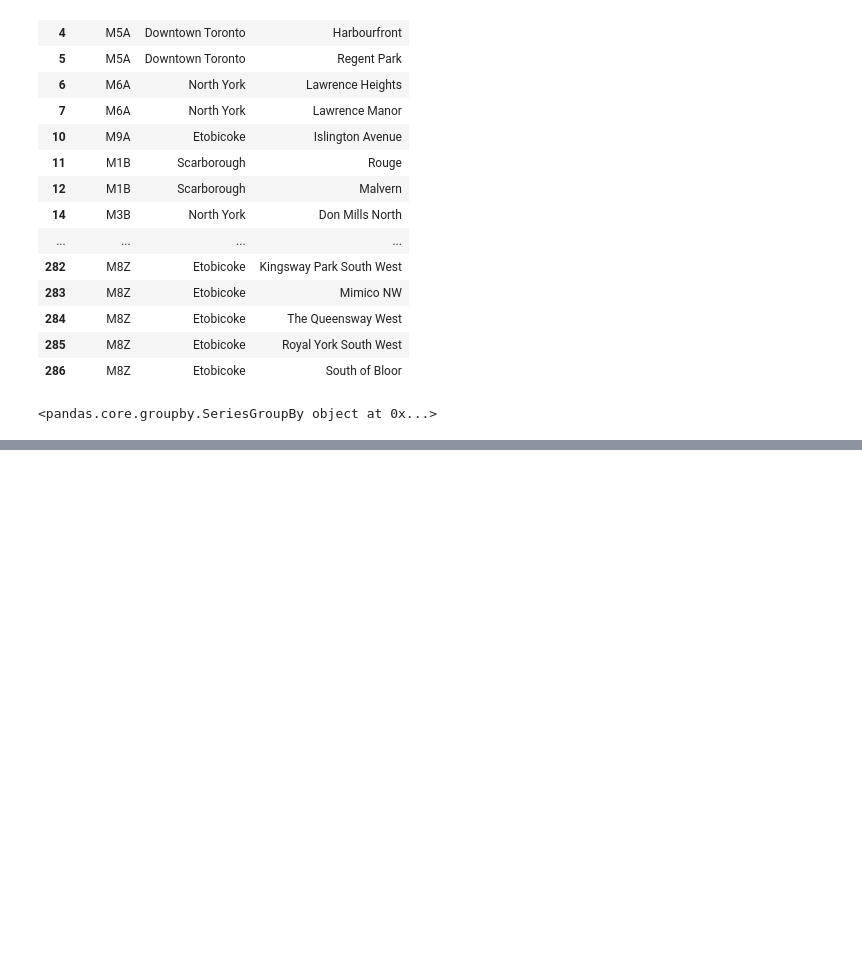
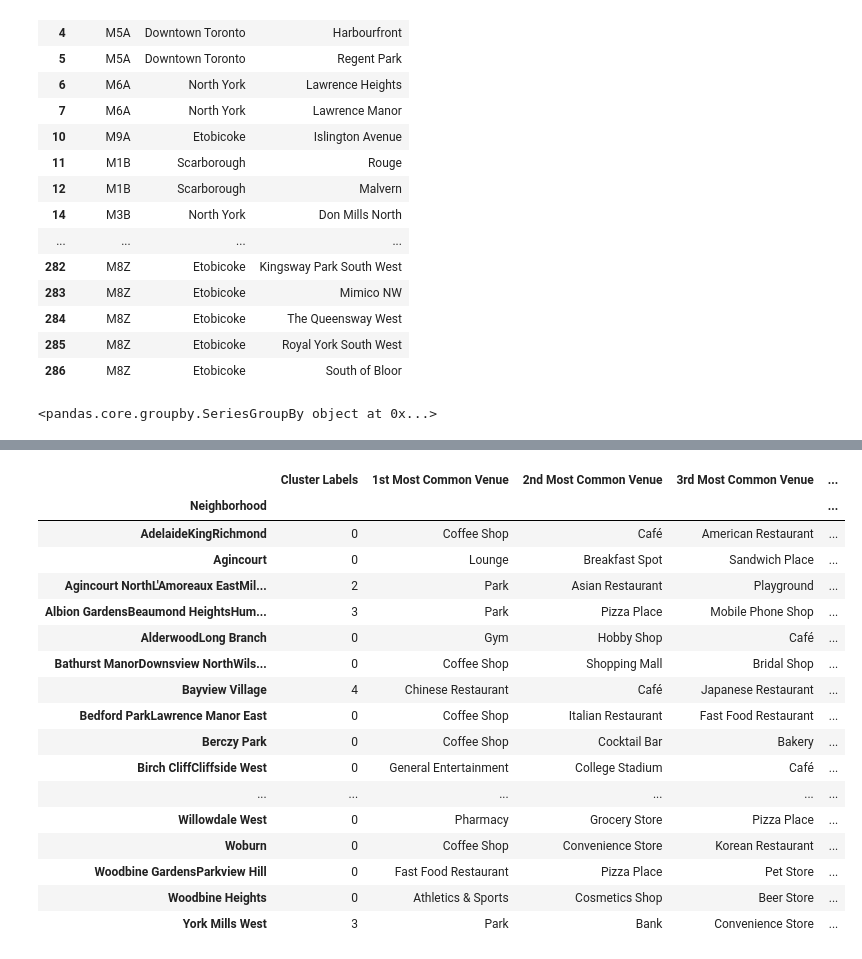
Before and after one commit to DarkBlueX/Datascience, a Jupyter notebook: assignment 1 .ipynb, the cells around one changed output, grey strips where cells are left out. Saved outputs shown, nothing was run; the diff lists cells and outputs as text; code cells hidden in the pictures; blank space fills up the shorter version.

```diff
--- a/assignment 1 .ipynb
+++ b/assignment 1 .ipynb
@@ -252,0 +610,22 @@ x.reset_index()
+# %%
+c = neighborhoods_venues_sorted.set_index('Neighborhood')
+c
+# %% [output]
+|  | Cluster Labels | 1st Most Common Venue | 2nd Most Common Venue | 3rd Most Common Venue | ... |
+| Neighborhood |  |  |  |  | ... |
+| AdelaideKingRichmond | 0 | Coffee Shop | Café | American Restaurant | ... |
+| Agincourt | 0 | Lounge | Breakfast Spot | Sandwich Place | ... |
+| Agincourt NorthL'Amoreaux EastMil... | 2 | Park | Asian Restaurant | Playground | ... |
+| Albion GardensBeaumond HeightsHum... | 3 | Park | Pizza Place | Mobile Phone Shop | ... |
+| AlderwoodLong Branch | 0 | Gym | Hobby Shop | Café | ... |
+| Bathurst ManorDownsview NorthWils... | 0 | Coffee Shop | Shopping Mall | Bridal Shop | ... |
+| Bayview Village | 4 | Chinese Restaurant | Café | Japanese Restaurant | ... |
+| Bedford ParkLawrence Manor East | 0 | Coffee Shop | Italian Restaurant | Fast Food Restaurant | ... |
+| Berczy Park | 0 | Coffee Shop | Cocktail Bar | Bakery | ... |
+| Birch CliffCliffside West | 0 | General Entertainment | College Stadium | Café | ... |
+| ... | ... | ... | ... | ... | ... |
+| Willowdale West | 0 | Pharmacy | Grocery Store | Pizza Place | ... |
+| Woburn | 0 | Coffee Shop | Convenience Store | Korean Restaurant | ... |
+| Woodbine GardensParkview Hill | 0 | Fast Food Restaurant | Pizza Place | Pet Store | ... |
+| Woodbine Heights | 0 | Athletics & Sports | Cosmetics Shop | Beer Store | ... |
+| York Mills West | 3 | Park | Bank | Convenience Store | ... |
```
Also changed, not shown: parts of 31 cells of this notebook.
